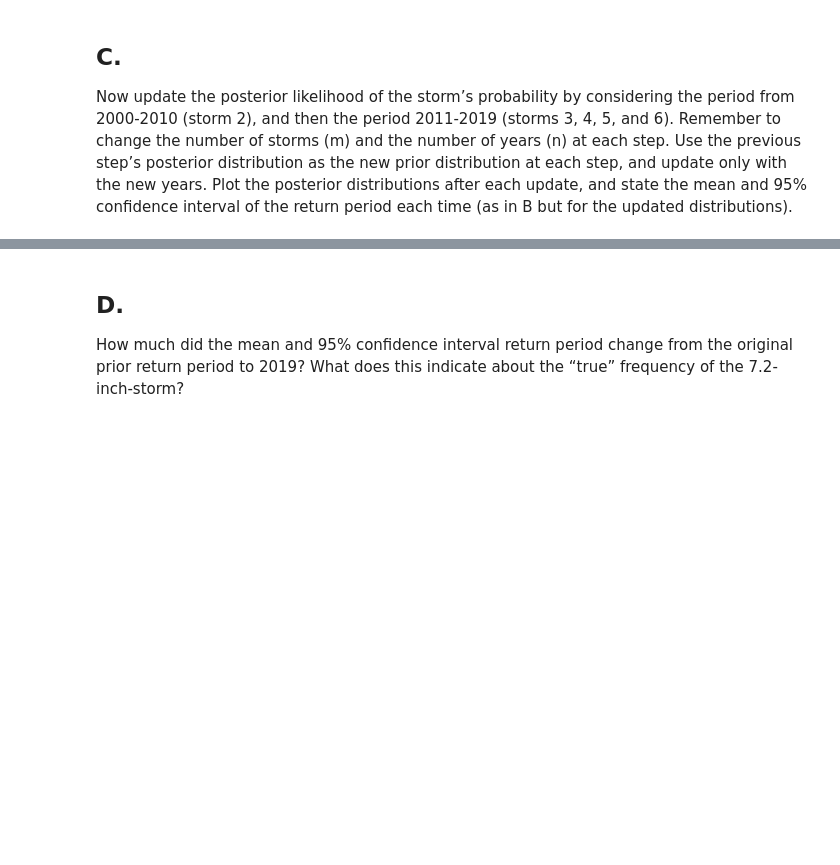
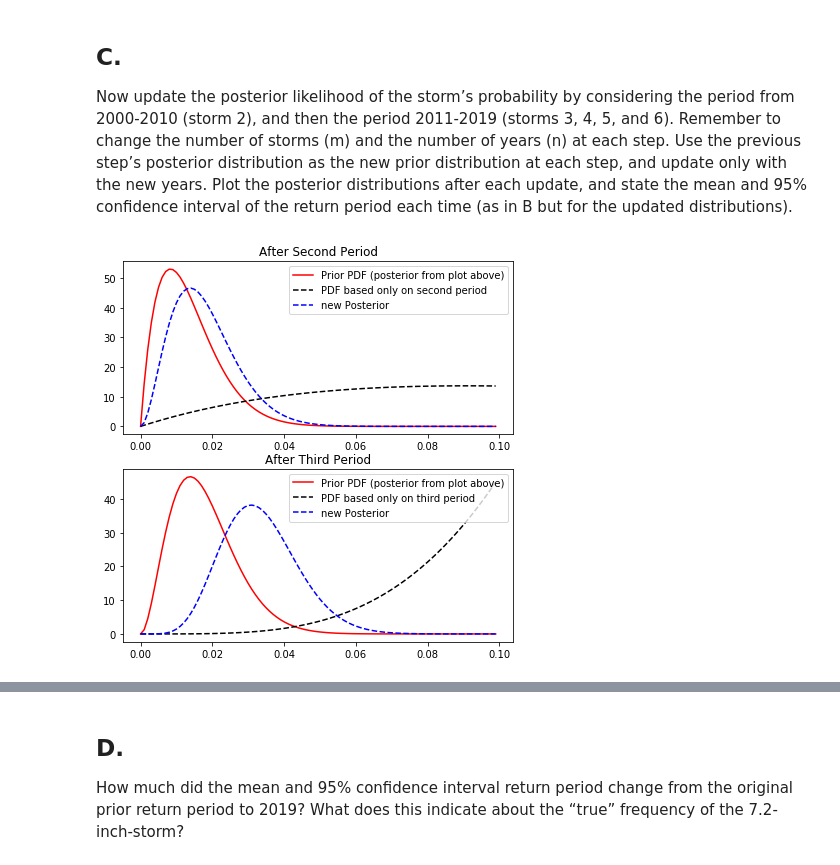
Before and after one commit to AzusaSayuri/UW-Data-analysis, a Jupyter notebook: HW5/Assignment 5 Ximin Hu.ipynb, the cells around one changed output, grey strips where cells are left out. Drawn from its saved outputs; the diff is of its cells as text; code cells hidden in the pictures; blank space fills up the shorter version.

```diff
--- a/HW5/Assignment 5 Ximin Hu.ipynb
+++ b/HW5/Assignment 5 Ximin Hu.ipynb
@@ -317,3 +302,20 @@ higher 95% confidence interval return period= 30.092112663262675
 ## C.
 
 Now update the posterior likelihood of the storm’s probability by considering the period from 2000-2010 (storm 2), and then the period 2011-2019 (storms 3, 4, 5, and 6). Remember to change the number of storms (m) and the number of years (n) at each step. Use the previous step’s posterior distribution as the new prior distribution at each step, and update only with the new years. Plot the posterior distributions after each update, and state the mean and 95% confidence interval of the return period each time (as in B but for the updated distributions).
+# %%
+f, ax = plt.subplots(2,1,figsize=(7,7))
+
+ax[0].plot(x, post_pdf[1], 'r', label='Prior PDF (posterior from plot above)')
+ax[0].plot(x, y_likelihood[1], 'k--', label='PDF based only on second period')
+ax[0].plot(x, post_pdf[2], 'b--', label='new Posterior')
+ax[0].set_title('After Second Period')
+ax[0].legend(loc='best');
+
+
+ax[1].plot(x, post_pdf[2], 'r', label='Prior PDF (posterior from plot above)')
+ax[1].plot(x, y_likelihood[2], 'k--', label='PDF based only on third period')
+ax[1].plot(x, post_pdf[3], 'b--', label='new Posterior')
+ax[1].set_title('After Third Period')
+ax[1].legend(loc='best');
+# %% [output]
+[figure, added]
```
Also changed, not shown: parts of 8 cells of this notebook, 1 other file.
